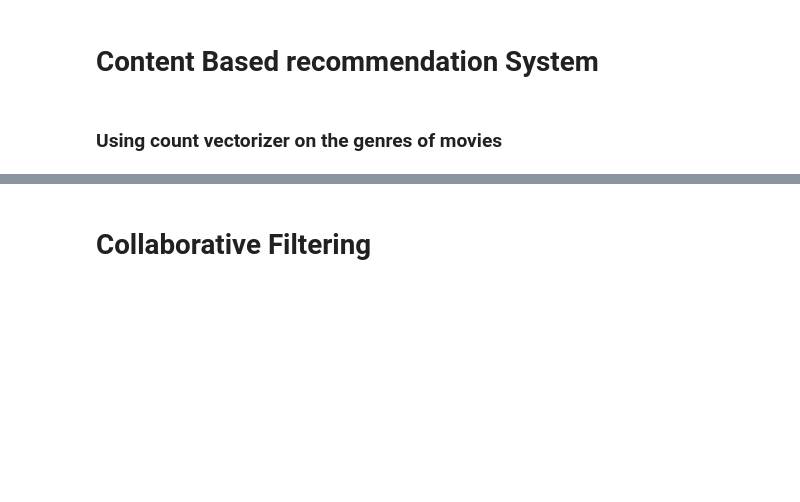
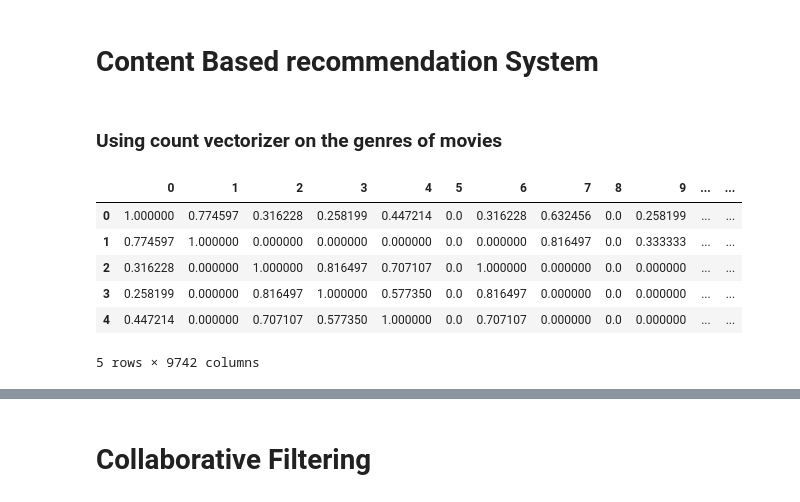
Before and after one commit to gtisnanga/PHASE-4-PRJOECT-MOVIE-RECOMMENDATIONS-GROUP-13, a Jupyter notebook: Ndegwa.ipynb, the cells around one changed output, grey strips where cells are left out. Drawn from its saved outputs; the diff is of its cells as text; code cells hidden in the pictures; blank space fills up the shorter version.

```diff
--- a/Ndegwa.ipynb
+++ b/Ndegwa.ipynb
@@ -411,6 +411,19 @@ genre_matrix = count_vectorizer.fit_transform(moviesdf['genres'])
 # %%
 # Step 3: Compute the cosine similarity
 content_similarity = cosine_similarity(genre_matrix, genre_matrix)
+# %%
+# Create a dataframe for ease visualizalion
+content_similarity_df= pd.DataFrame(content_similarity)
+
+content_similarity_df.head()
+# %% [output]
+|  | 0 | 1 | 2 | 3 | 4 | 5 | 6 | 7 | 8 | 9 | ... | ... |
+| 0 | 1.000000 | 0.774597 | 0.316228 | 0.258199 | 0.447214 | 0.0 | 0.316228 | 0.632456 | 0.0 | 0.258199 | ... | ... |
+| 1 | 0.774597 | 1.000000 | 0.000000 | 0.000000 | 0.000000 | 0.0 | 0.000000 | 0.816497 | 0.0 | 0.333333 | ... | ... |
+| 2 | 0.316228 | 0.000000 | 1.000000 | 0.816497 | 0.707107 | 0.0 | 1.000000 | 0.000000 | 0.0 | 0.000000 | ... | ... |
+| 3 | 0.258199 | 0.000000 | 0.816497 | 1.000000 | 0.577350 | 0.0 | 0.816497 | 0.000000 | 0.0 | 0.000000 | ... | ... |
+| 4 | 0.447214 | 0.000000 | 0.707107 | 0.577350 | 1.000000 | 0.0 | 0.707107 | 0.000000 | 0.0 | 0.000000 | ... | ... |
+5 rows × 9742 columns
 # %%
 # Step 4: Create a function to get movie recommendations
 def get_recommendations(title, cosine_sim=content_similarity):
```
Also changed, not shown: parts of 9 cells of this notebook.
